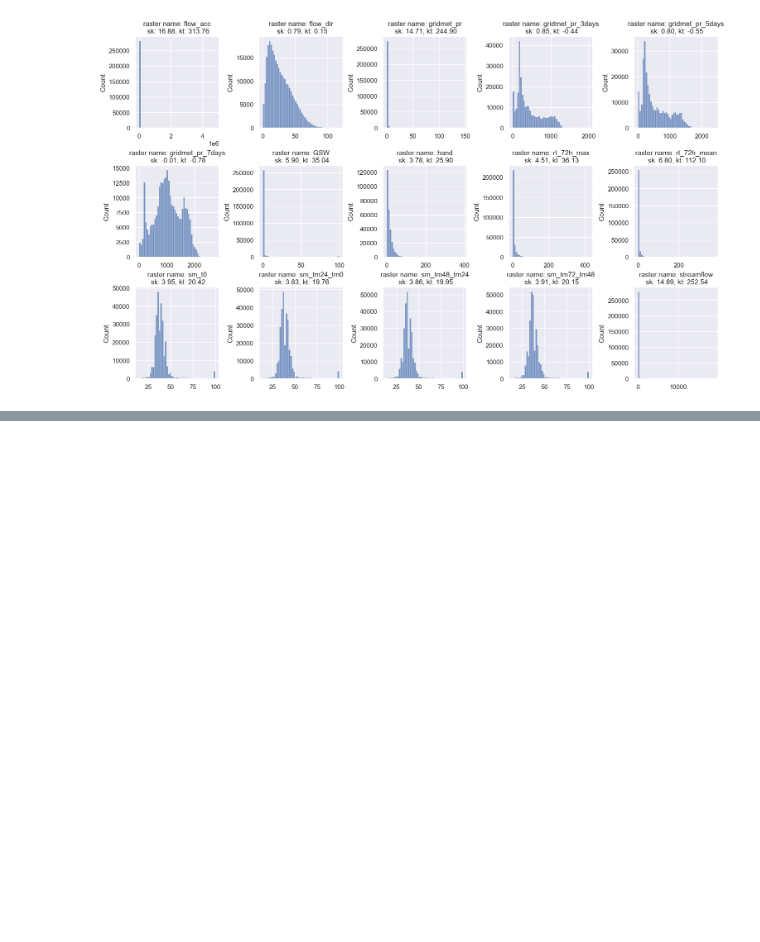
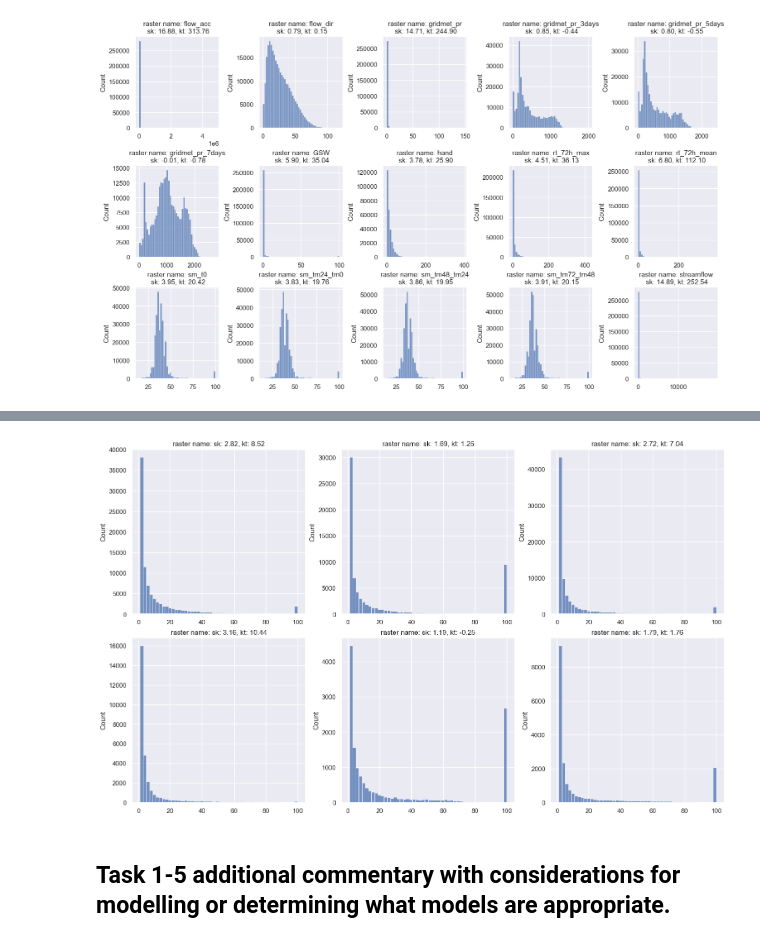
Before and after one commit to smhassanerfani/c2s, a Jupyter notebook: me_pyscript.ipynb, the cells around one changed output, grey strips where cells are left out. Drawn from its saved outputs; the diff is of its cells as text; code cells hidden in the pictures; blank space fills up the shorter version.

Commit message:
Added more discussion for task 1

```diff
--- a/me_pyscript.ipynb
+++ b/me_pyscript.ipynb
@@ -142,0 +191,29 @@ Water will pond on the surface only if the rainfall intensity is greater than th
+# %%
+dirs_list = [fname for fname in os.listdir('data/') if os.path.isdir(os.path.join('data/', fname))]
+targets_path = []
+for dir in dirs_list:
+    targets_path.append(f'data/{dir}/label/floodmap_v0_11_with_cloudmask.tif')
+# %%
+plt.show()
+fig, axes = plt.subplots(nrows=2, ncols=3, figsize=(15, 9), constrained_layout=True)
+
+for index, tpath in enumerate(targets_path):
+    i, j = divmod(index, 3)
+    with rio.open(tpath) as src:
+        x = src.read(1)
+        # pprint(src.profile) # detailed raster metadata
+        x = x.astype(np.float32)
+        x[x==src.nodata] = 0
+        x = x.ravel()
+    x = x[x!=0]
+    sns.histplot(x=x, bins=50, ax=axes[i, j])
+    axes[i, j].set_title(
+        f'raster name: sk: {skew(x):.2f}, kt: {kurtosis(x):.2f}')
+    axes[i, j].set_xlabel('')
+
+# plt.savefig(f'{data_root}/results/histrograms.png')
+plt.show()
+# %% [output]
+[figure, added]
+# %% [markdown]
+## Task 1-5  additional commentary with considerations for modelling or determining what models are appropriate.
```
Also changed, not shown: parts of 11 cells of this notebook.
